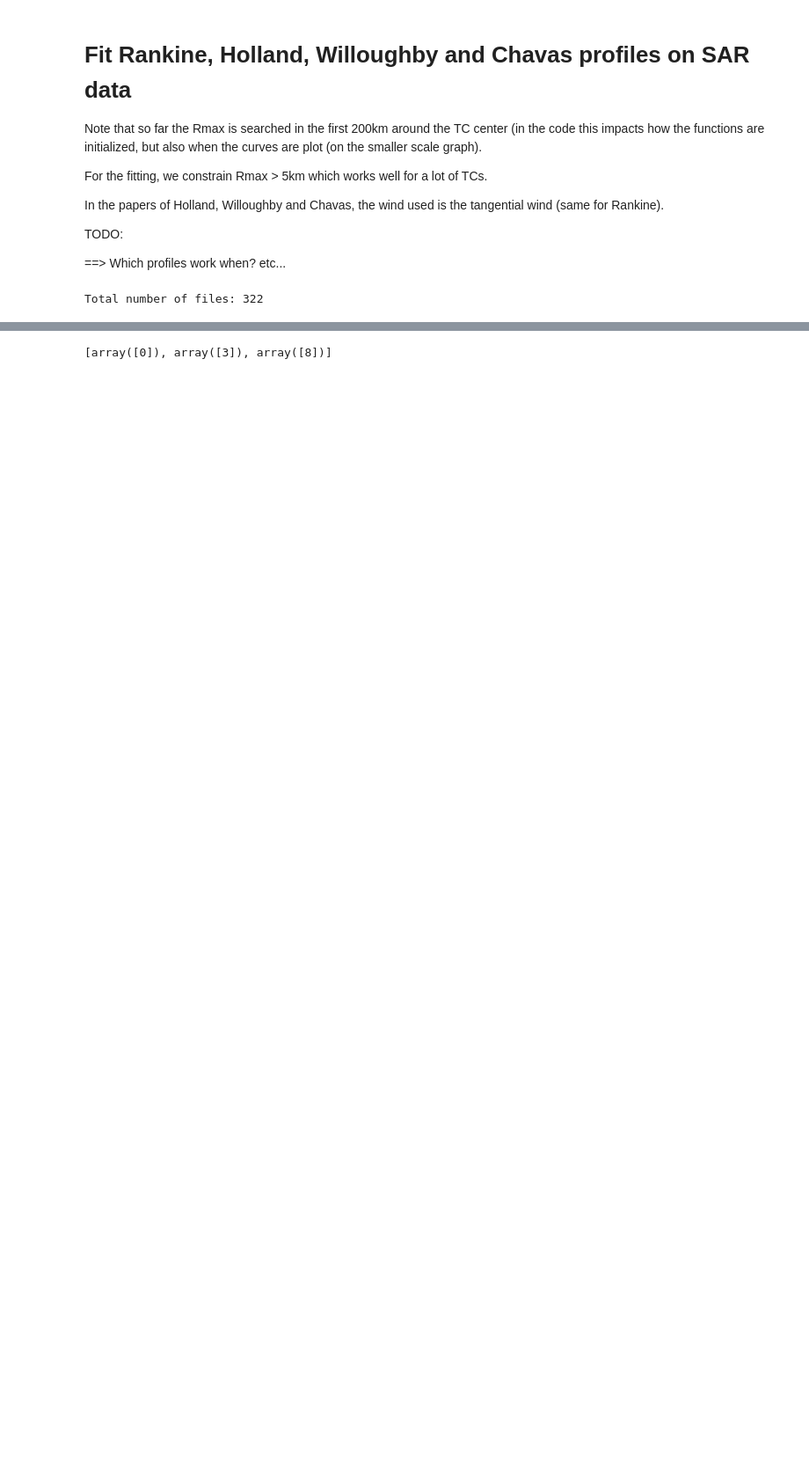
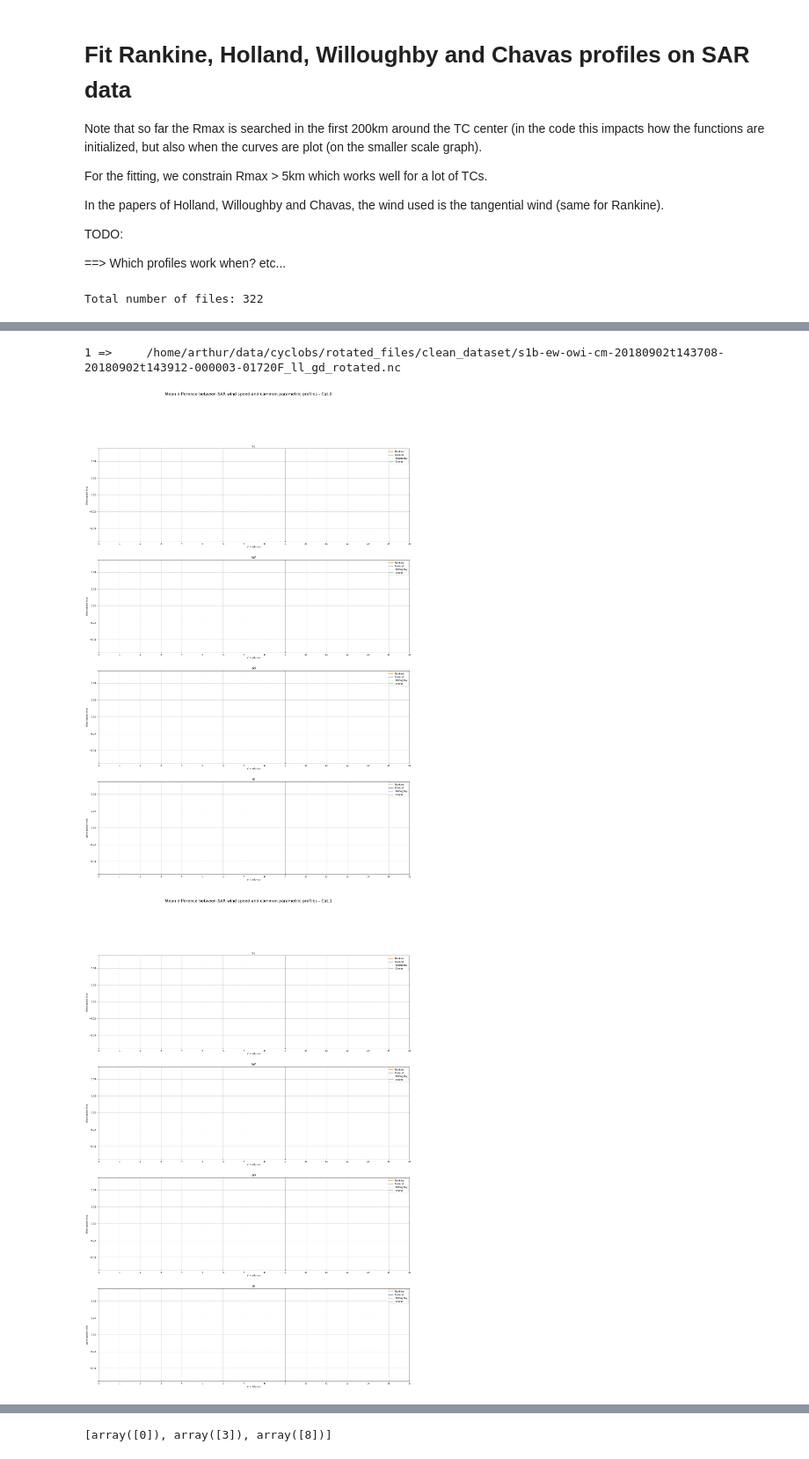
Before and after one commit to Arthur117/wind_profiles, a Jupyter notebook: all_profiles_comp.ipynb, the cells around one changed output, grey strips where cells are left out. Shown at 88% size. Saved outputs shown, nothing was run; the diff lists cells and outputs as text; code cells hidden in the pictures; blank space fills up the shorter version.

Commit message:
by quadrant

```diff
--- a/all_profiles_comp.ipynb
+++ b/all_profiles_comp.ipynb
@@ -44,8 +44,8 @@ PARAMS = {
     'tangential_wind_speed': True, # If False, total wind speed is used
     'print_values':          False,
 
-    'save_dir':              "/home/arthur/results/windProfiles/test3/",
-    'save_comparison':       False,
+    'save_dir':              "/home/arthur/results/windProfiles/test4/",
+    'save_comparison':       True,
     'save_scatter':          False
     }
 # %% [output]
@@ -117,7 +143,8 @@ for i in range(6):
 # %%
+### ======================= WITHOUT QUADRANT =======================
 # FIT AND PRINT ALL THE PROFILES ON ALL THE DATA
 i   = 0
-for file in all_data:
+for file in all_data[:1]:
     i += 1
     print(i, "=>    ", file)
     # Open file and compute mean wind speed
@@ -158,7 +185,7 @@ for file in all_data:
 ### Plot the comparison
 # f.plot_comp_by_cat(DIFF, NB_CAT, PARAMS, save=PARAMS['save_comparison'])
 # f.plot_fitted_params_by_cat(FIT_PARAMS, PARAMS)
-f.plot_scatter_rmax(RMAX_OBS, RMAX_FIT, PARAMS)
-f.plot_scatter_vmax(VMAX_OBS, VMAX_FIT, PARAMS)
+# f.plot_scatter_rmax(RMAX_OBS, RMAX_FIT, PARAMS)
+# f.plot_scatter_vmax(VMAX_OBS, VMAX_FIT, PARAMS)
 # %% [output]
 1 =>     /home/arthur/data/cyclobs/rotated_files/clean_dataset/s1b-ew-owi-cm-20180902t143708-20180902t143912-000003-01720F_ll_gd_rotated.nc
@@ -187,0 +192,46 @@ f.plot_scatter_vmax(VMAX_OBS, VMAX_FIT, PARAMS)
+# %%
+### ========================= BY QUADRANT =========================
+# FIT AND PRINT ALL THE PROFILES ON ALL THE DATA BY QUADRANT
+i   = 0
+for file in all_data:
+    i += 1
+    print(i, "=>    ", file)
+    # Open file and compute mean wind speed by quadrant
+    ds  = xr.open_dataset(file)
+    SPD = f.compute_mean_tangential_wind_spd_quadrants(ds, SPD, PARAMS)
+
+    # Initialize and fit profile for each quadrant
+    for quadrant in SPD.keys():
+        if np.isnan(np.min(SPD[quadrant])):
+            spdm = [0.]
+        else:
+            r, spdm, first_valid_index = f.initialize_radius(SPD[quadrant])
+
+        # print(len(spdm))
+        if len(spdm) > 100:
+            INI['Rankine']    = f.initialize_rankine(spdm, x=0.5, alpha=1.,                                PARAMS=PARAMS)
+            INI['Holland']    = f.initialize_holland(spdm, Lat=np.float64(ds['lat_ref']), pn=1005, pc=950, PARAMS=PARAMS)
+            INI['Willoughby'] = f.initialize_willoughby(spdm, n=1.,                                        PARAMS=PARAMS)
+            INI['Chavas']     = f.initialize_chavas(spdm, Lat=np.float64(ds['lat_ref']),                   PARAMS=PARAMS)
+
+            FIT['Rankine']    = f.fit_rankine(r, spdm, *INI['Rankine'],                 PARAMS=PARAMS)
+            FIT['Holland']    = f.fit_holland(r, spdm, *INI['Holland'],                 PARAMS=PARAMS)
+            FIT['Willoughby'] = f.fit_willoughby_no_smooth(r, spdm, *INI['Willoughby'], PARAMS=PARAMS)
+            FIT['Chavas']     = f.fit_chavas(*INI['Chavas'],                            PARAMS=PARAMS)
+
+            Rmax, Vmax = INI['Holland'][4], INI['Holland'][5]
+
+            ### Comparison by category, function of r_star
+            DIFF_QUAD[quadrant], NB_CAT_QUAD[quadrant] = f.calculate_diff_by_cat(ds['current_category'], Rmax, r, spdm, INI, FIT, DIFF_QUAD[quadrant], NB_CAT_QUAD[quadrant], PARAMS)
+
+            ### Compute mean fitted parameters by category
+            # FIT_PARAMS   = f.calculate_fitted_params_by_cat(ds['current_category'], FIT, FIT_PARAMS, PARAMS)
+            ### Scater-plots
+            # RMAX_OBS, RMAX_FIT, VMAX_OBS, VMAX_FIT = f.add_to_scatter_list(ds['current_category'], r, Rmax, Vmax, FIT, RMAX_OBS, RMAX_FIT, VMAX_OBS, VMAX_FIT, PARAMS)
+
+### Plot the comparison by quadrant
+f.plot_comp_by_cat_by_quad(DIFF_QUAD, NB_CAT_QUAD, PARAMS, save=PARAMS['save_comparison'])
+# %% [output]
+1 =>     /home/arthur/data/cyclobs/rotated_files/clean_dataset/s1b-ew-owi-cm-20180902t143708-20180902t143912-000003-01720F_ll_gd_rotated.nc
+[figure, added]
+[figure, added]
```
Also changed, not shown: parts of 5 cells of this notebook, 1 other file.
